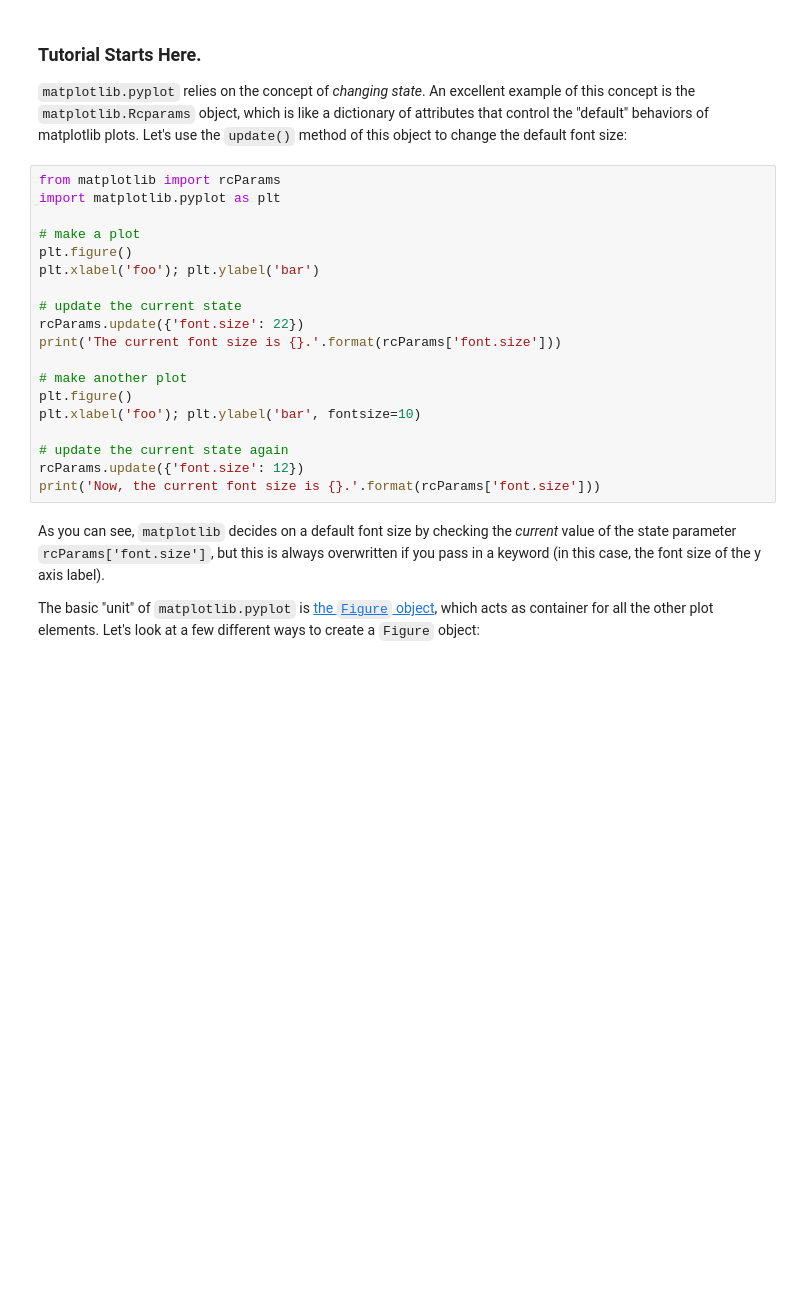
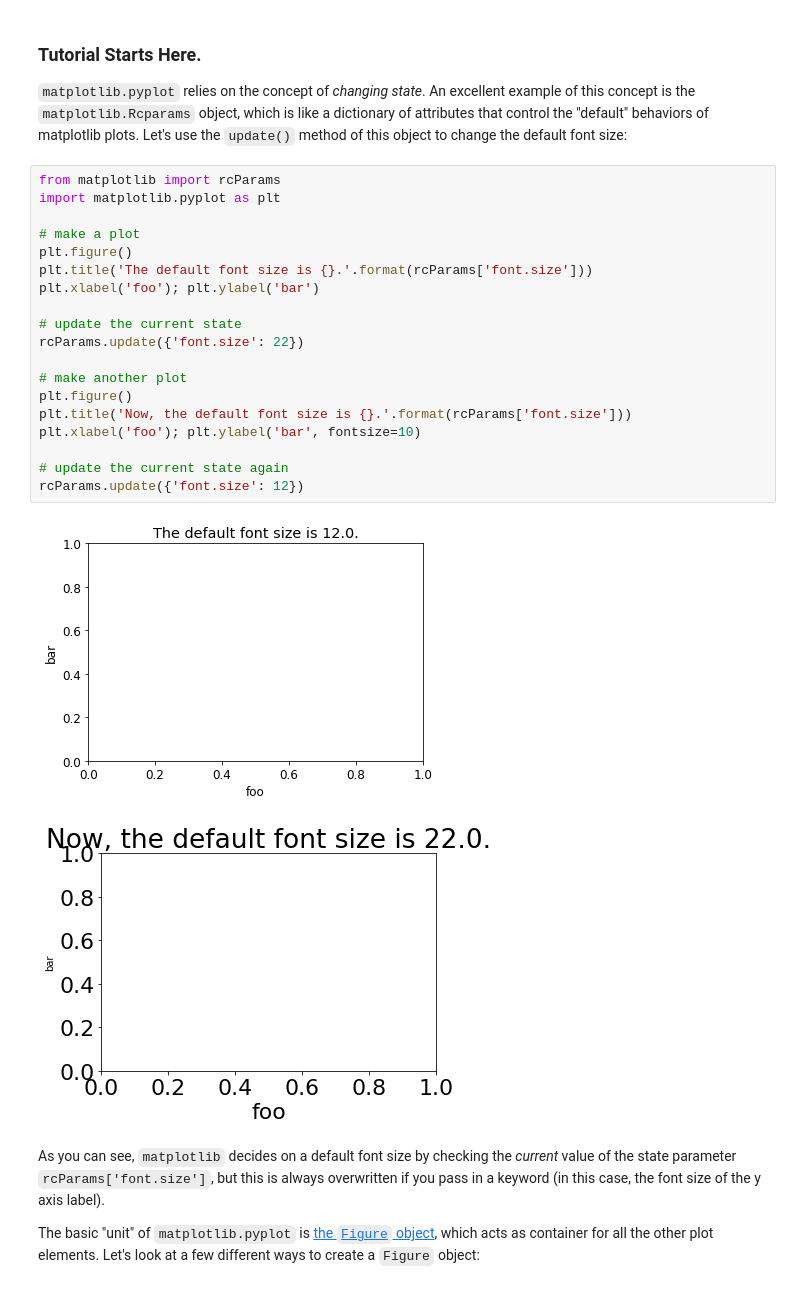
Before and after one commit to semaphoreP/codeastro, a Jupyter notebook: Day1/mpl_astropy.ipynb, the cells around one changed output. Cells and saved outputs as stored; diff of their text form; blank space fills up the shorter version.

```diff
--- a/Day1/mpl_astropy.ipynb
+++ b/Day1/mpl_astropy.ipynb
@@ -19,22 +19,25 @@ There are other (excellent) plotting tools in common practice in astronomy, espe
 # %%
 from matplotlib import rcParams
 import matplotlib.pyplot as plt
 
 # make a plot
 plt.figure()
+plt.title('The default font size is {}.'.format(rcParams['font.size']))
 plt.xlabel('foo'); plt.ylabel('bar')
 
 # update the current state
 rcParams.update({'font.size': 22})
-print('The current font size is {}.'.format(rcParams['font.size']))
 
 # make another plot
 plt.figure()
+plt.title('Now, the default font size is {}.'.format(rcParams['font.size']))
 plt.xlabel('foo'); plt.ylabel('bar', fontsize=10)
 
 # update the current state again
 rcParams.update({'font.size': 12})
-print('Now, the current font size is {}.'.format(rcParams['font.size']))
+# %% [output]
+[figure, added]
+[figure, added]
 # %% [markdown]
 As you can see, `matplotlib` decides on a default font size by checking the *current* value of the state parameter `rcParams['font.size']`, but this is always overwritten if you pass in a keyword (in this case, the font size of the y axis label).
 
```
Also changed, not shown: parts of 6 cells of this notebook.
